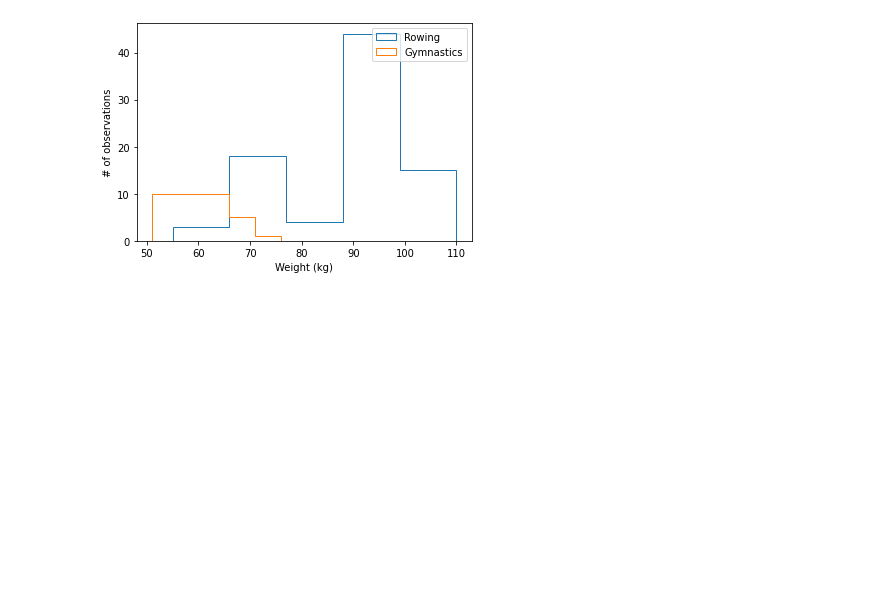
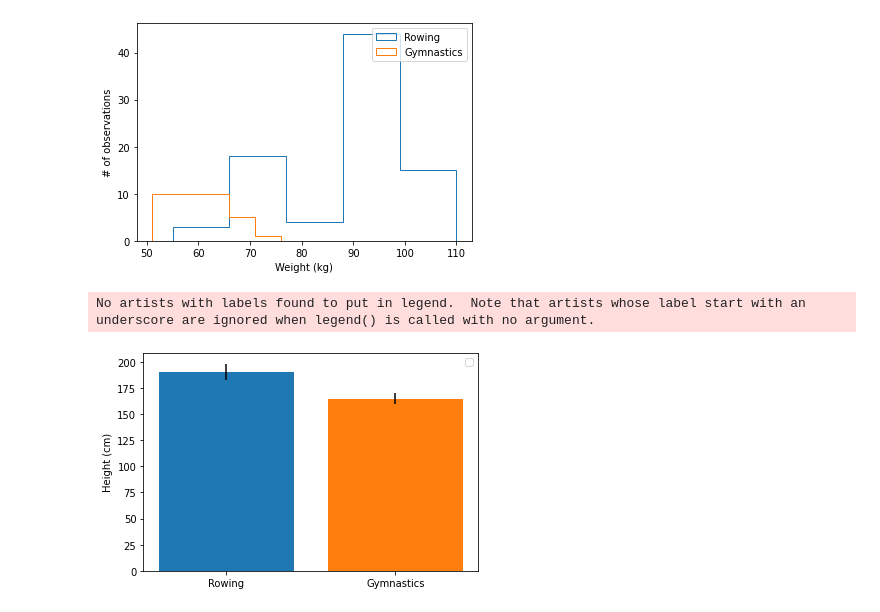
Before and after one commit to ishtiakrongon/Datacamp-Introduction_to_Data_Visualization_with_Matplotlib, a Jupyter notebook: Introduction to matplotlib.ipynb, the cells around one changed output. Cells and saved outputs as stored; diff of their text form; code cells hidden in the pictures; blank space fills up the shorter version.

```diff
--- a/Introduction to matplotlib.ipynb
+++ b/Introduction to matplotlib.ipynb
@@ -367,3 +373,20 @@ ax.legend()
 plt.show()
 # %% [output]
 [figure]
+# %%
+fig, ax = plt.subplots()
+
+# Add a bar for the rowing "Height" column mean/std
+ax.bar("Rowing", mens_rowing["Height"].mean(), yerr= mens_rowing["Height"].std())
+
+# Add a bar for the gymnastics "Height" column mean/std
+ax.bar("Gymnastics", mens_gymnastics["Height"].mean(), yerr= mens_gymnastics["Height"].std())
+
+# Label the y-axis
+ax.legend()
+ax.set_ylabel("Height (cm)")
+
+plt.show()
+# %% [output]
+No artists with labels found to put in legend.  Note that artists whose label start with an underscore are ignored when legend() is called with no argument.
+[figure, added]
```
Also changed, not shown: parts of 2 cells of this notebook.
